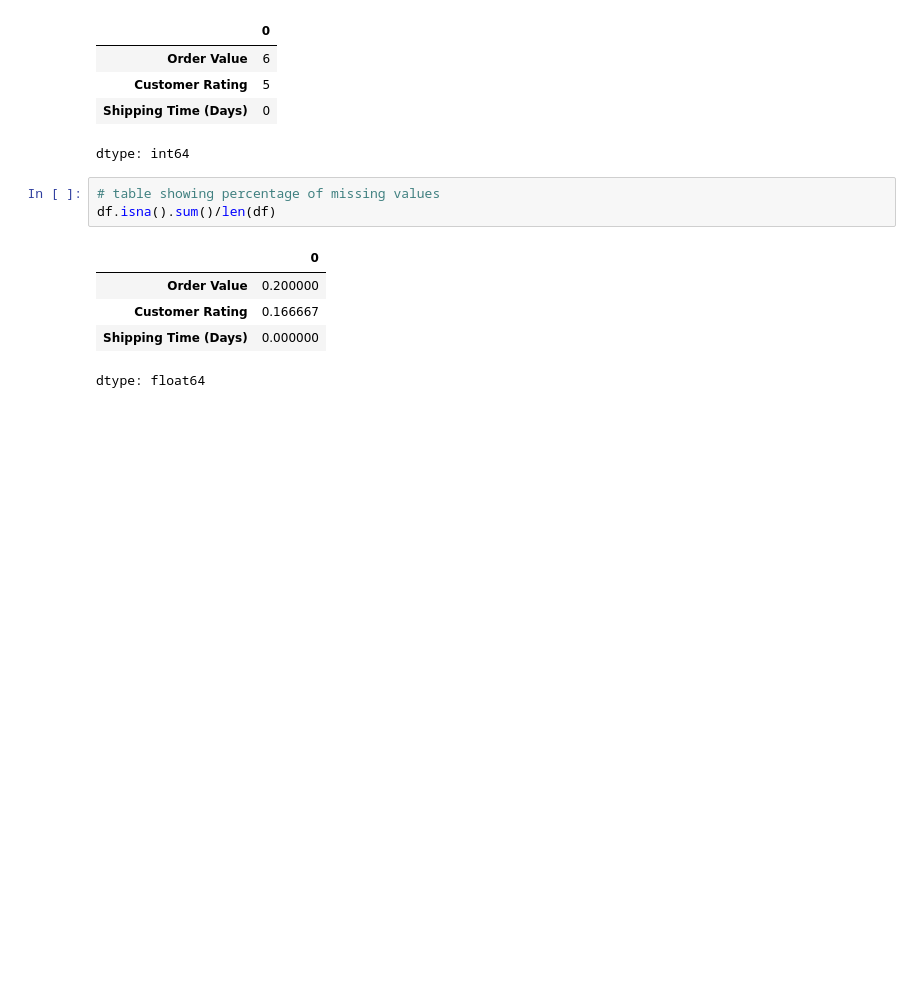
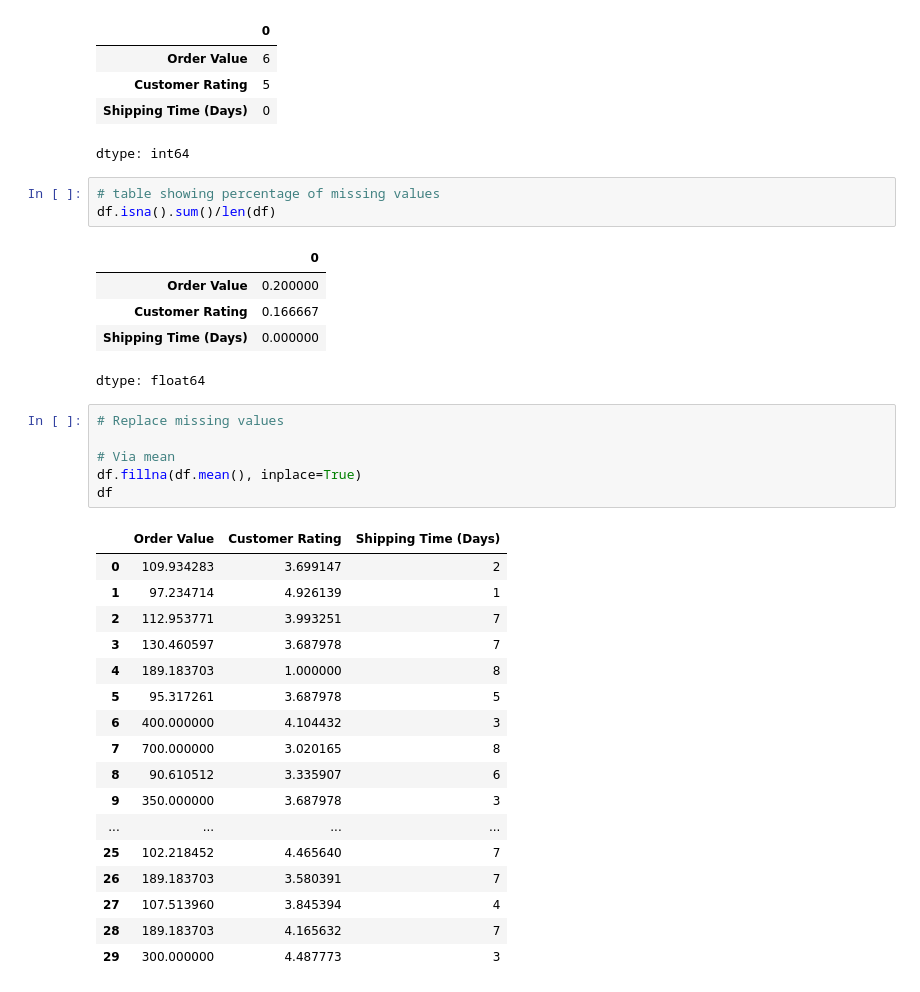
Before and after one commit to Tdiddydoit/Python-collab, a Jupyter notebook: week8_assignment_8_1.ipynb, the cells around one changed output. Saved outputs shown, nothing was run; the diff lists cells and outputs as text; blank space fills up the shorter version.

```diff
--- a/week8_assignment_8_1.ipynb
+++ b/week8_assignment_8_1.ipynb
@@ -75,3 +75,27 @@ df.isna().sum()/len(df)
 | Customer Rating | 0.166667 |
 | Shipping Time (Days) | 0.000000 |
 dtype: float64
+# %%
+# Replace missing values
+
+# Via mean
+df.fillna(df.mean(), inplace=True)
+df
+# %% [output]
+|  | Order Value | Customer Rating | Shipping Time (Days) |
+| 0 | 109.934283 | 3.699147 | 2 |
+| 1 | 97.234714 | 4.926139 | 1 |
+| 2 | 112.953771 | 3.993251 | 7 |
+| 3 | 130.460597 | 3.687978 | 7 |
+| 4 | 189.183703 | 1.000000 | 8 |
+| 5 | 95.317261 | 3.687978 | 5 |
+| 6 | 400.000000 | 4.104432 | 3 |
+| 7 | 700.000000 | 3.020165 | 8 |
+| 8 | 90.610512 | 3.335907 | 6 |
+| 9 | 350.000000 | 3.687978 | 3 |
+| ... | ... | ... | ... |
+| 25 | 102.218452 | 4.465640 | 7 |
+| 26 | 189.183703 | 3.580391 | 7 |
+| 27 | 107.513960 | 3.845394 | 4 |
+| 28 | 189.183703 | 4.165632 | 7 |
+| 29 | 300.000000 | 4.487773 | 3 |
```
Also changed, not shown: parts of 4 cells of this notebook.
